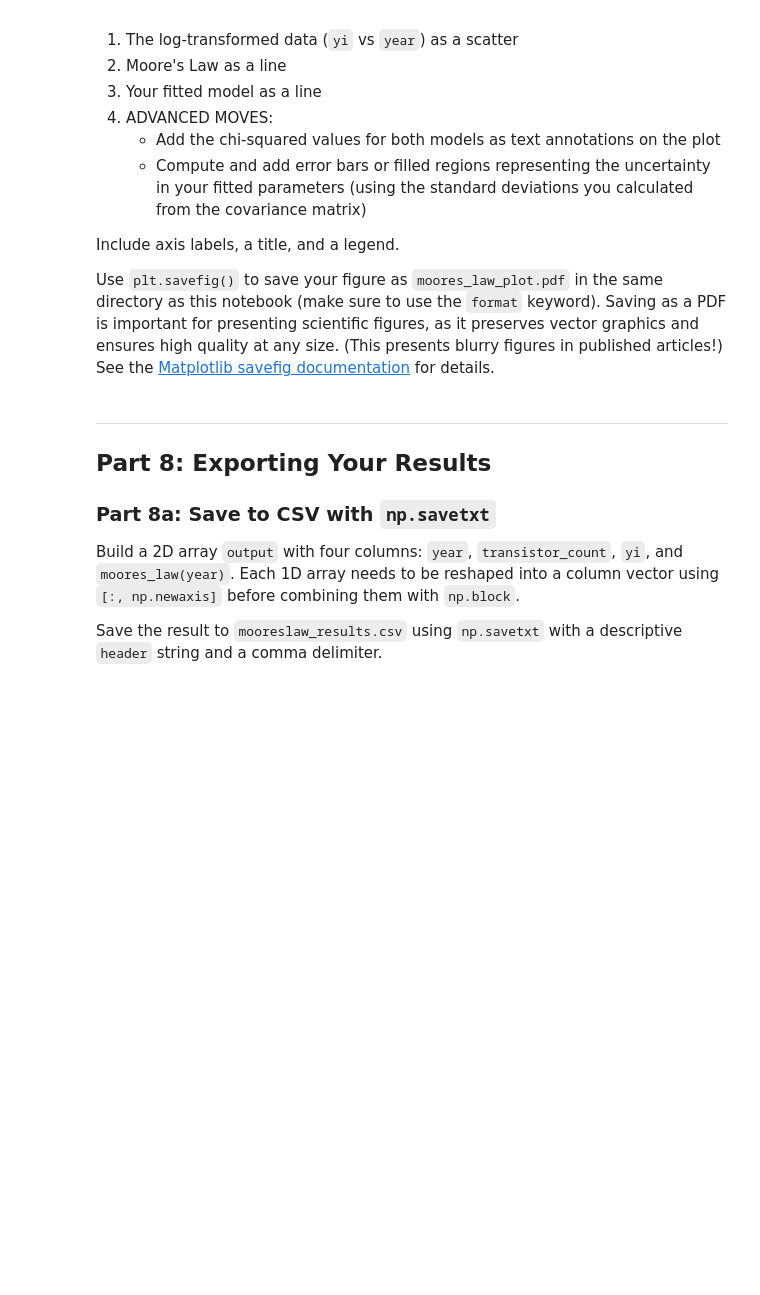
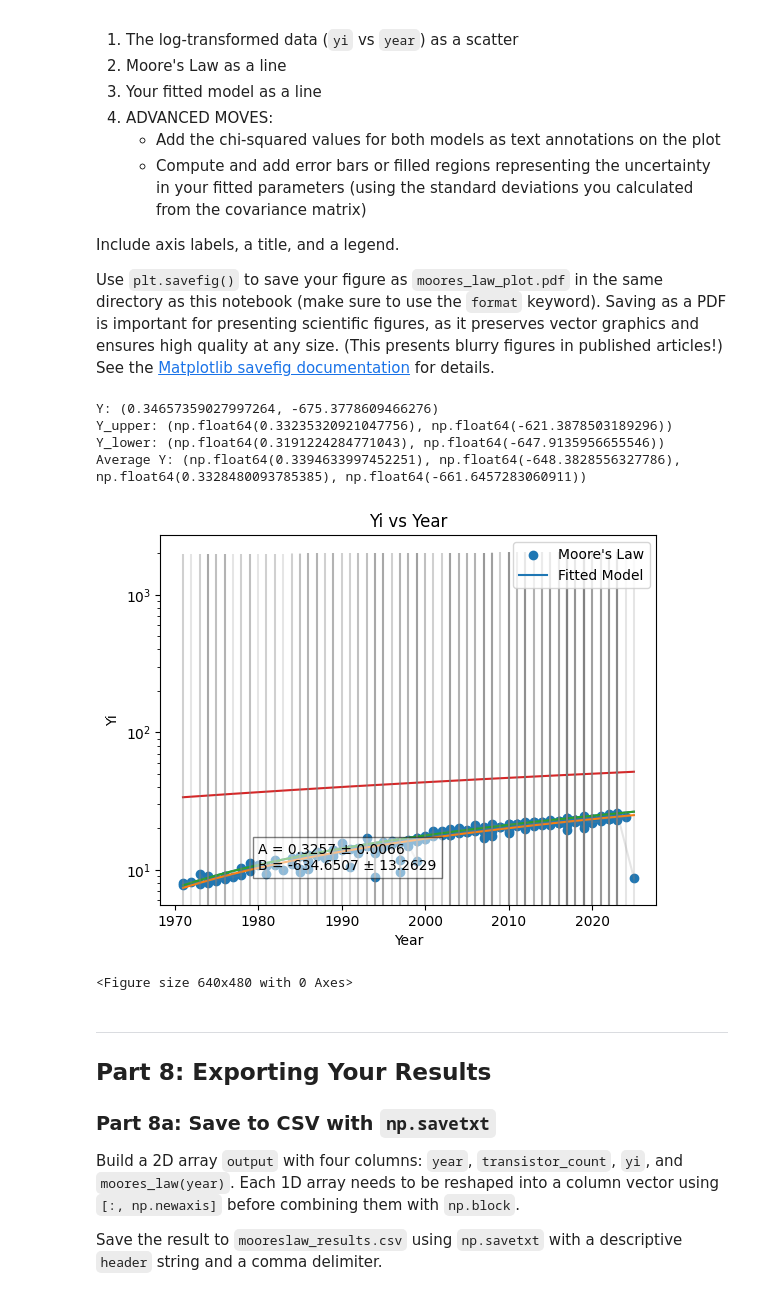
Before and after one commit to angeliquebruno-commits/angeliquebruno_numerical-methods_2, a Jupyter notebook: assignments/week_06/mooreslaw.ipynb, the cells around one changed output. Drawn from its saved outputs; the diff is of its cells as text; code cells hidden in the pictures; blank space fills up the shorter version.

```diff
--- a/assignments/week_06/mooreslaw.ipynb
+++ b/assignments/week_06/mooreslaw.ipynb
@@ -371,0 +384,14 @@ Extract the standard deviation errors for your fitted $A$ and $B$ from the covar
+# %%
+# Extract standard errors from the covariance matrix
+# Report A ± σ_A and B ± σ_B
+
+def standard_errors(pcov):
+    return np.sqrt(np.diag(pcov))
+
+popt, pcov = curve_fit(linear_model, year, yi)
+perr = np.sqrt(np.diag(pcov))
+sigma_A, sigma_B = perr
+A, B = popt
+
+print(f"A = {A} ± {sigma_A}")
+print(f"B = {B} ± {sigma_B}")
@@ -372,3 +401,5 @@ Extract the standard deviation errors for your fitted $A$ and $B$ from the covar
+# %%
+sigma_yi = _
 # %% [markdown]
 ---
 
@@ -391,3 +420,40 @@ Use `plt.savefig()` to save your figure as `moores_law_plot.pdf` in the same dir
+# %%
+Y = A_M, B_M
+
+Y_upper = A + sigma_A, B + sigma_B
+Y_lower = A - sigma_A, B - sigma_B
+print("Y:", Y)
+print("Y_upper:", Y_upper)
+print("Y_lower:", Y_lower)
+
+avg_Y = ((Y_upper[0] + Y[0])/2, (Y_upper[1] + Y[1])/2, (Y_lower[0] + Y[0])/2, (Y_lower[1] + Y[1])/2)
+print("Average Y:", avg_Y)
+# %% [output]
+Y: (0.34657359027997264, -675.3778609466276)
+Y_upper: (np.float64(0.33235320921047756), np.float64(-621.3878503189296))
+Y_lower: (np.float64(0.3191224284771043), np.float64(-647.9135956655546))
+Average Y: (np.float64(0.3394633997452251), np.float64(-648.3828556327786), np.float64(0.3328480093785385), np.float64(-661.6457283060911))
+# %%
+# Final plot: scatter of yi vs year, Moore's Law, and your fitted model
+
+plt.scatter(year,yi)
+plt.xlabel('Year')
+plt.ylabel('Yi')
+plt.title('Yi vs Year')
+plt.plot(year, moores_law(year))
+plt.plot(year, linear_model(year, A, B))
+plt.plot(year, linear_model(year, A_M, B_M))
+plt.plot(year, linear_model(year, A + sigma_A, B + sigma_B))
+plt.plot(year, linear_model(year, A + (- sigma_A), B + (- sigma_B)))
+plt.legend(['Moore\'s Law', 'Fitted Model'])
+plt.errorbar(year, yi, yerr=[sigma_yi], fmt='', color= 'grey', alpha=0.2)
+plt.text(1980, 10, f"A = {A:.4f} ± {sigma_A:.4f}\nB = {B:.4f} ± {sigma_B:.4f}", fontsize=10, bbox=dict(facecolor='white', alpha=0.5))
+plt.yscale('log')
+plt.show()
+plt.savefig('moores_law_fit.png')
+# %% [output]
+[figure, added]
+<Figure size 640x480 with 0 Axes>
 # %% [markdown]
 ---
 
```
Also changed, not shown: parts of 16 cells of this notebook, 1 other file.
